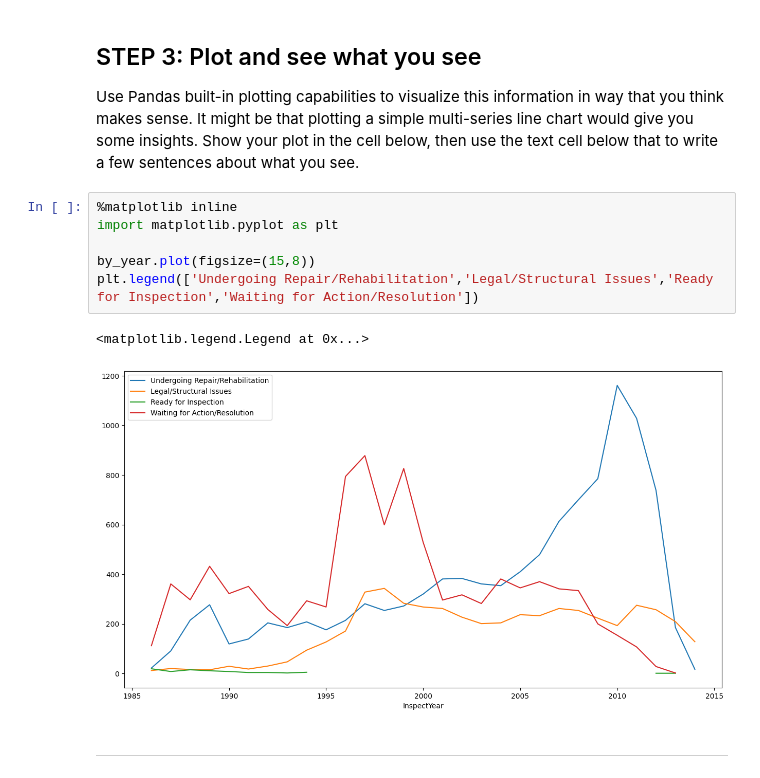
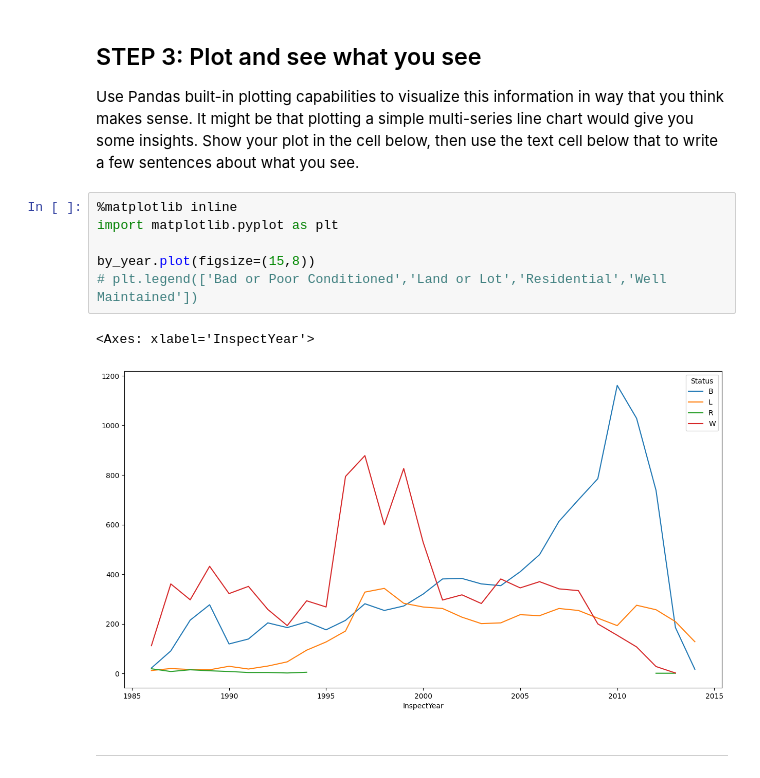
Before and after one commit to Diwakarmogarala/hds5210-2023, a Jupyter notebook: week12/week12_assignment_2.ipynb, the cells around one changed output. Saved outputs shown, nothing was run; the diff lists cells and outputs as text.

```diff
--- a/week12/week12_assignment_2.ipynb
+++ b/week12/week12_assignment_2.ipynb
@@ -102,12 +97,12 @@ Use Pandas built-in plotting capabilities to visualize this information in way t
 # %%
 %matplotlib inline
 import matplotlib.pyplot as plt
 
 by_year.plot(figsize=(15,8))
-plt.legend(['Undergoing Repair/Rehabilitation','Legal/Structural Issues','Ready for Inspection','Waiting for Action/Resolution'])
+# plt.legend(['Bad or Poor Conditioned','Land or Lot','Residential','Well Maintained'])
 # %% [output]
-<matplotlib.legend.Legend at 0x...>
+<Axes: xlabel='InspectYear'>
-[figure, old version]
+[figure, new version]
 # %% [markdown]
 ---
 # %% [markdown]
```
Also changed, not shown: parts of 3 cells of this notebook.
